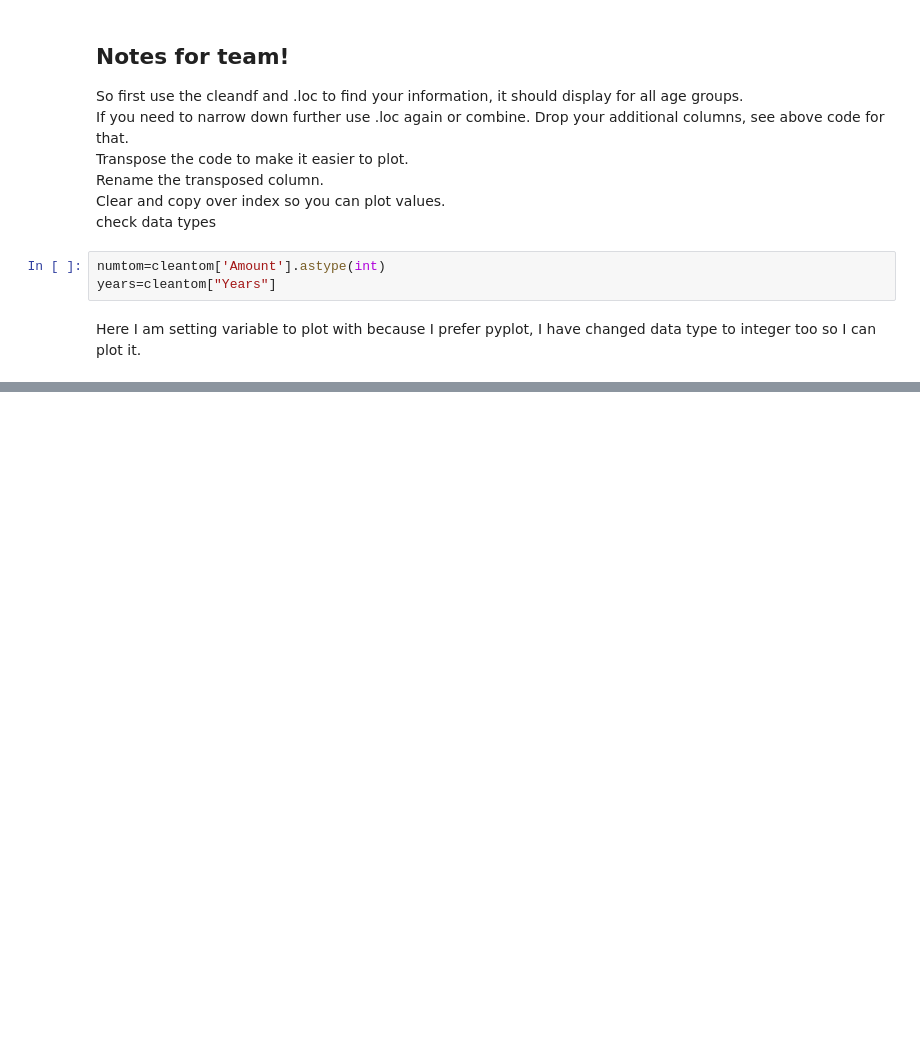
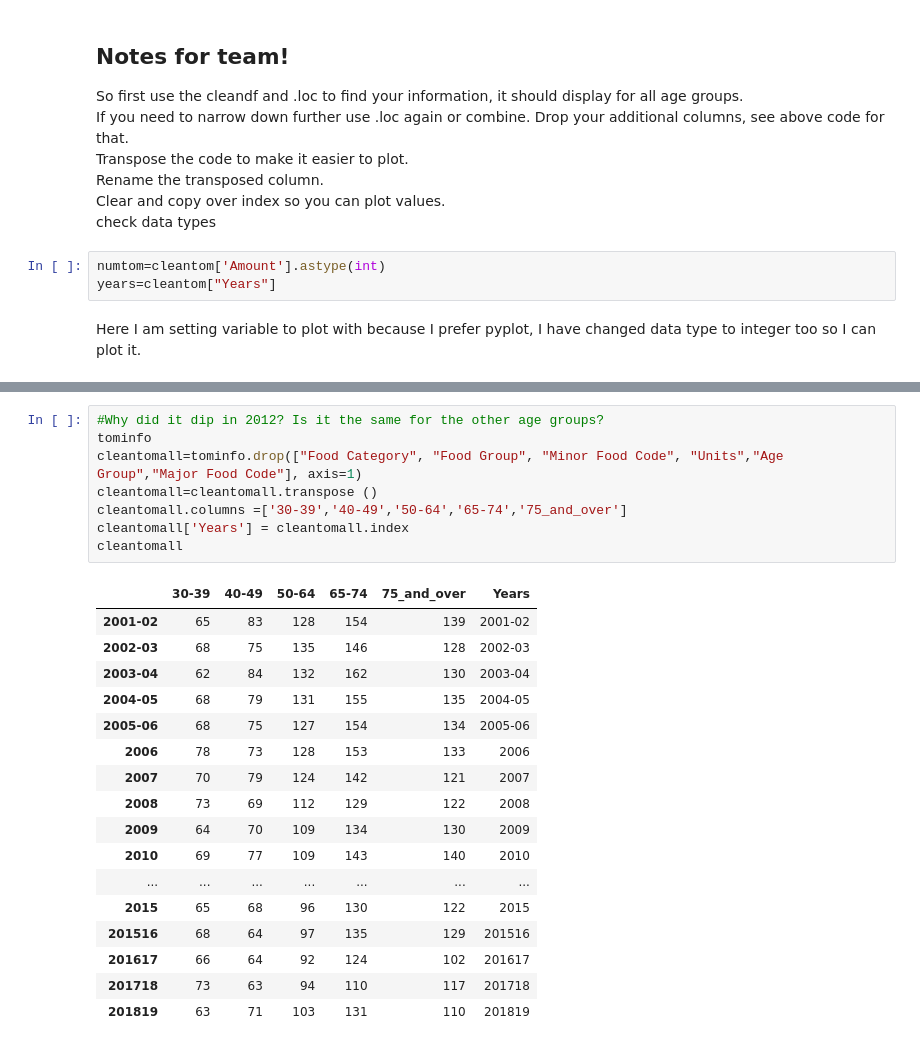
Before and after one commit to kass173/Project-1, a Jupyter notebook: Working_copy_project-Helen(to_plot_trend_lines) .ipynb, the cells around one changed output, grey strips where cells are left out. Cells and saved outputs as stored; diff of their text form; blank space fills up the shorter version.

```diff
--- a/Working_copy_project-Helen(to_plot_trend_lines) .ipynb
+++ b/Working_copy_project-Helen(to_plot_trend_lines) .ipynb
@@ -91,0 +87,26 @@ plt.show ()
+# %%
+#Why did it dip in 2012? Is it the same for the other age groups?
+tominfo
+cleantomall=tominfo.drop(["Food Category", "Food Group", "Minor Food Code", "Units","Age Group","Major Food Code"], axis=1)
+cleantomall=cleantomall.transpose ()
+cleantomall.columns =['30-39','40-49','50-64','65-74','75_and_over']
+cleantomall['Years'] = cleantomall.index
+cleantomall
+# %% [output]
+|  | 30-39 | 40-49 | 50-64 | 65-74 | 75_and_over | Years |
+| 2001-02 | 65 | 83 | 128 | 154 | 139 | 2001-02 |
+| 2002-03 | 68 | 75 | 135 | 146 | 128 | 2002-03 |
+| 2003-04 | 62 | 84 | 132 | 162 | 130 | 2003-04 |
+| 2004-05 | 68 | 79 | 131 | 155 | 135 | 2004-05 |
+| 2005-06 | 68 | 75 | 127 | 154 | 134 | 2005-06 |
+| 2006 | 78 | 73 | 128 | 153 | 133 | 2006 |
+| 2007 | 70 | 79 | 124 | 142 | 121 | 2007 |
+| 2008 | 73 | 69 | 112 | 129 | 122 | 2008 |
+| 2009 | 64 | 70 | 109 | 134 | 130 | 2009 |
+| 2010 | 69 | 77 | 109 | 143 | 140 | 2010 |
+| ... | ... | ... | ... | ... | ... | ... |
+| 2015 | 65 | 68 | 96 | 130 | 122 | 2015 |
+| 201516 | 68 | 64 | 97 | 135 | 129 | 201516 |
+| 201617 | 66 | 64 | 92 | 124 | 102 | 201617 |
+| 201718 | 73 | 63 | 94 | 110 | 117 | 201718 |
+| 201819 | 63 | 71 | 103 | 131 | 110 | 201819 |
```
Also changed, not shown: parts of 6 cells of this notebook.
